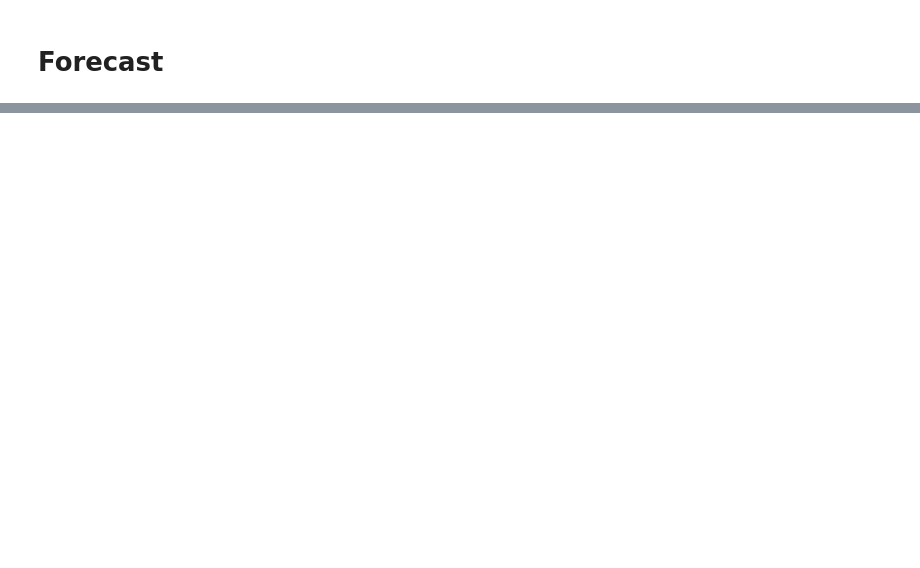
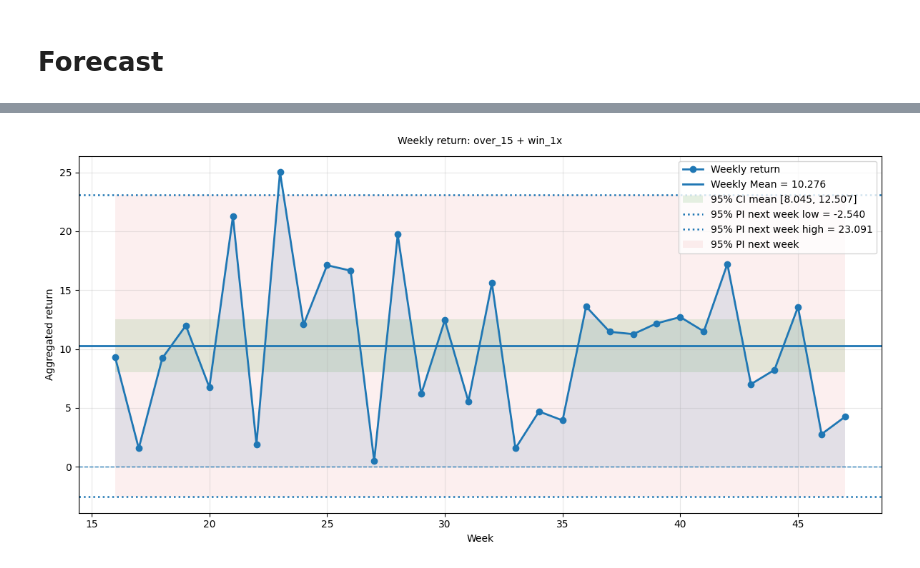
Before and after one commit to NickOLeeney/bet-master-analytics, a Jupyter notebook: src/strategies/greedy_model_analysis.ipynb, the cells around one changed output, grey strips where cells are left out. Saved outputs shown, nothing was run; the diff lists cells and outputs as text; code cells hidden in the pictures; blank space fills up the shorter version.

```diff
--- a/src/strategies/greedy_model_analysis.ipynb
+++ b/src/strategies/greedy_model_analysis.ipynb
@@ -156,0 +178,4 @@ weekly_return, stats = analyze_strategies(df_final, strategies=strategy_dict.key
+# %%
+weekly_return, stats = analyze_strategies(df_final, strategies=strategy_dict.keys(), leagues=top_leagues.index.to_list(),print_pi=True)
+# %% [output]
+[figure, added]
```
Also changed, not shown: parts of 11 cells of this notebook, 6 other files.
